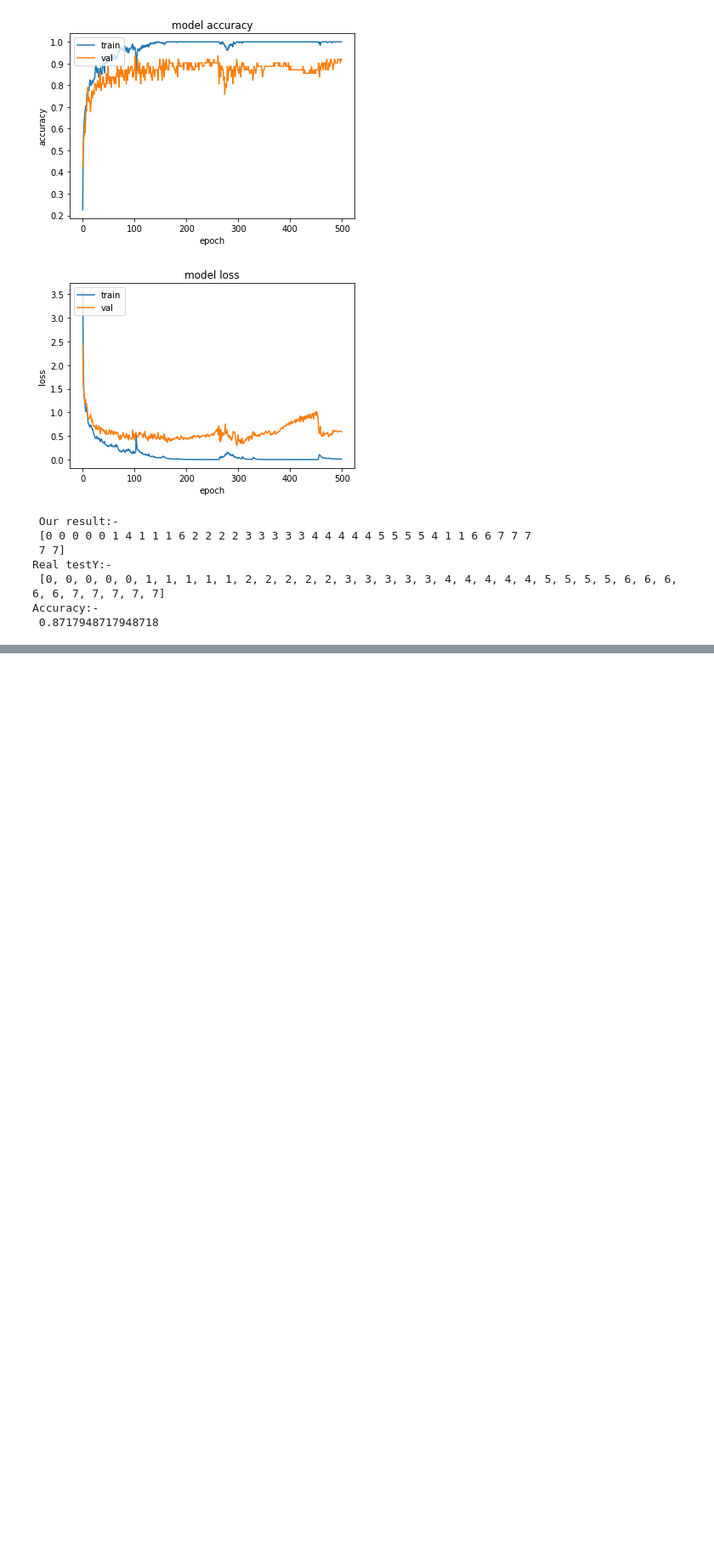
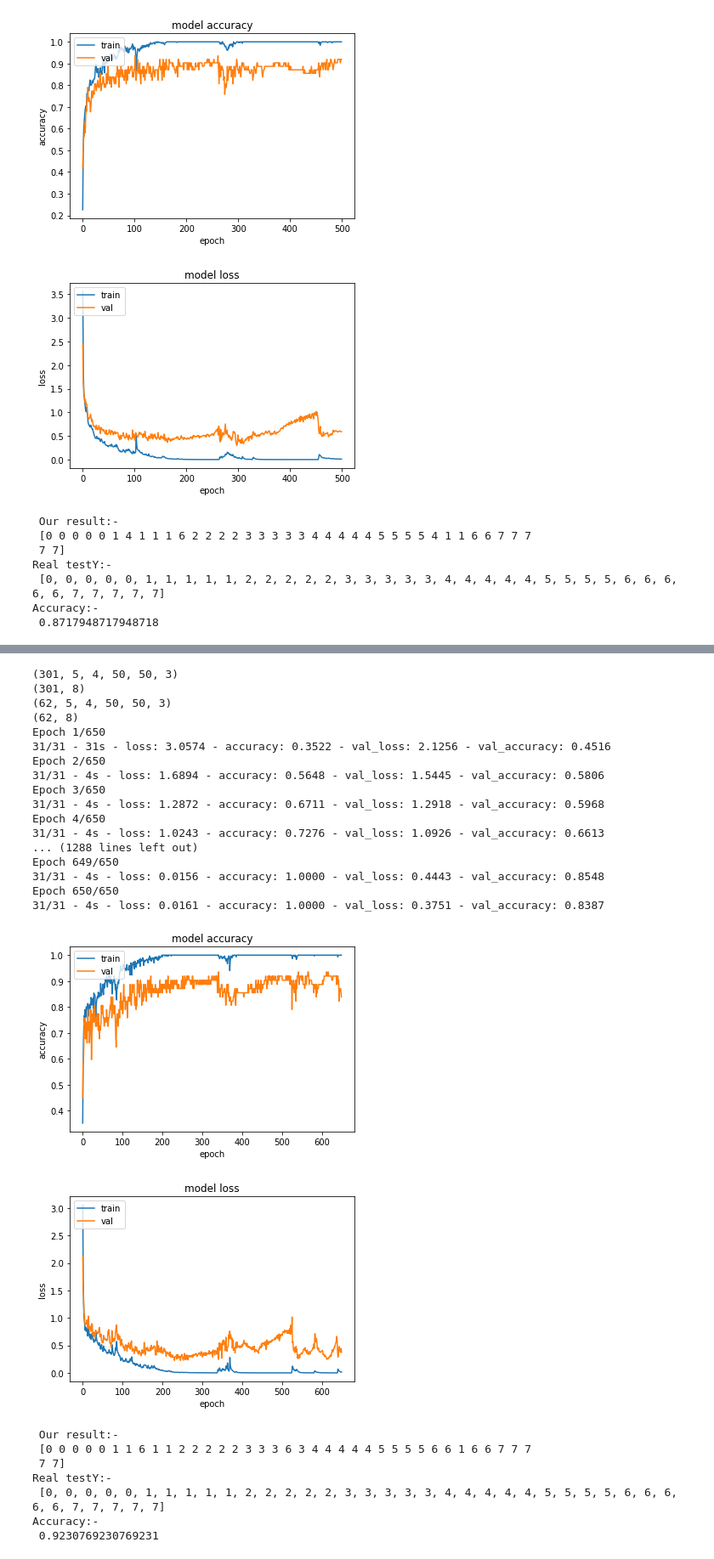
Before and after one commit to signLangProjectNIC/tf-cnn-lstm4, a Jupyter notebook: tf_cnn_lstm19_1.ipynb, the cells around one changed output, grey strips where cells are left out. Shown at 85% size. Cells and saved outputs as stored; diff of their text form; code cells hidden in the pictures; blank space fills up the shorter version.

```diff
--- a/tf_cnn_lstm19_1.ipynb
+++ b/tf_cnn_lstm19_1.ipynb
@@ -701,0 +754,41 @@ Epoch 298/500
+# %%
+layers=list()
+layers.append(tfKL.TimeDistributed(tfKL.Conv3D(filters=65,kernel_size=(3,3,3),activation='relu',trainable=True,kernel_regularizer=regularizers.l2(l2=0.21)),input_shape=(None,nLookback,height,width,channels)))
+layers.append(tfKL.TimeDistributed(tfKL.Flatten()))
+layers.append(tfKL.LSTM(units=142,activation='tanh',trainable=True))
+layers.append(tfKL.Dense(units=8,activation='softmax',trainable=True))
+
+
+with tpu_strategy.scope():
+  Result=evaluateModel(layers,epochs=650).predict(np.reshape(np.asarray(testSetX),newshape=(np.shape(testSetX)[0],nSubsequences,nLookback,50,50,3)))
+  Result=np.argmax(Result,axis=1)
+  print(" Our result:- \n",Result)
+  print("Real testY:- \n",testSetY)
+  print("Accuracy:- \n",testAccuracy(Result,testSetY))
+# %% [output]
+(301, 5, 4, 50, 50, 3)
+(301, 8)
+(62, 5, 4, 50, 50, 3)
+(62, 8)
+Epoch 1/650
+31/31 - 31s - loss: 3.0574 - accuracy: 0.3522 - val_loss: 2.1256 - val_accuracy: 0.4516
+Epoch 2/650
+31/31 - 4s - loss: 1.6894 - accuracy: 0.5648 - val_loss: 1.5445 - val_accuracy: 0.5806
+Epoch 3/650
+31/31 - 4s - loss: 1.2872 - accuracy: 0.6711 - val_loss: 1.2918 - val_accuracy: 0.5968
+Epoch 4/650
+31/31 - 4s - loss: 1.0243 - accuracy: 0.7276 - val_loss: 1.0926 - val_accuracy: 0.6613
+... (1288 lines left out)
+Epoch 649/650
+31/31 - 4s - loss: 0.0156 - accuracy: 1.0000 - val_loss: 0.4443 - val_accuracy: 0.8548
+Epoch 650/650
+31/31 - 4s - loss: 0.0161 - accuracy: 1.0000 - val_loss: 0.3751 - val_accuracy: 0.8387
+[figure, added]
+[figure, added]
+ Our result:-
+ [0 0 0 0 0 1 1 6 1 1 2 2 2 2 2 3 3 3 6 3 4 4 4 4 4 5 5 5 5 6 6 1 6 6 7 7 7
+ 7 7]
+Real testY:-
+ [0, 0, 0, 0, 0, 1, 1, 1, 1, 1, 2, 2, 2, 2, 2, 3, 3, 3, 3, 3, 4, 4, 4, 4, 4, 5, 5, 5, 5, 6, 6, 6, 6, 6, 7, 7, 7, 7, 7]
+Accuracy:-
+ 0.9230769230769231
```
Also changed, not shown: parts of 4 cells of this notebook.
